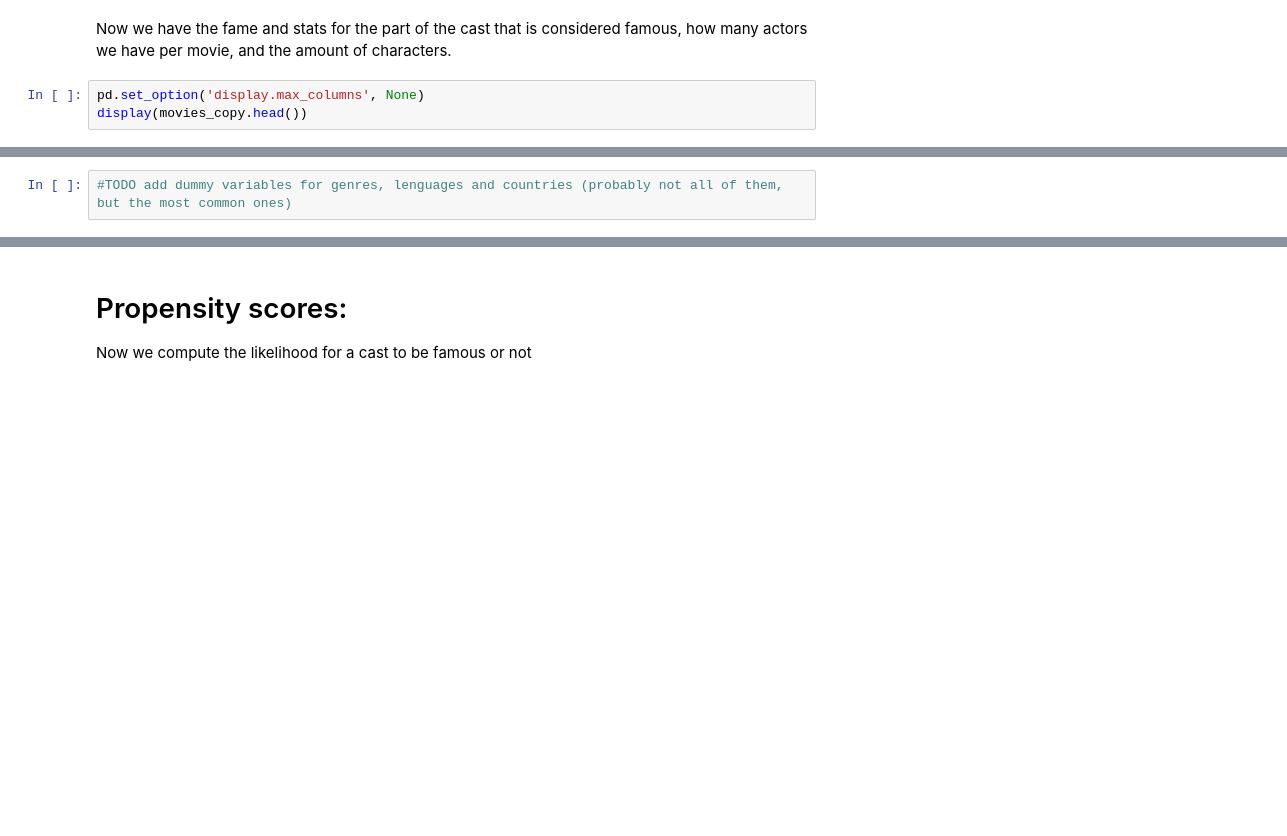
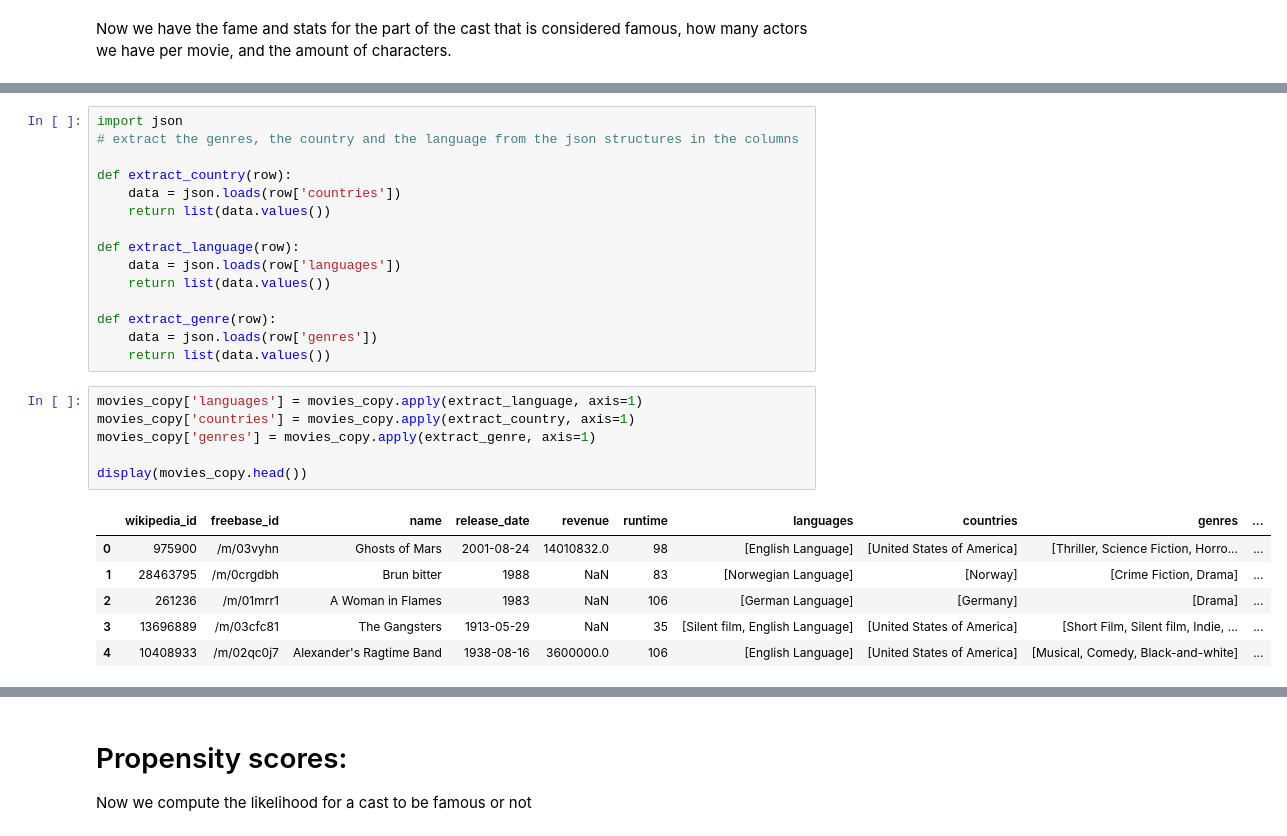
Before and after one commit to epfl-ada/ada-2023-project-shinebrightlikeadamon, a Jupyter notebook: fame_pop_analysis.ipynb, the cells around one changed output, grey strips where cells are left out. Drawn from its saved outputs; the diff is of its cells as text; blank space fills up the shorter version.

```diff
--- a/fame_pop_analysis.ipynb
+++ b/fame_pop_analysis.ipynb
@@ -341,6 +335,3 @@ movies_copy['neutral_only'] = movies_copy['neutral_only'].fillna(0)
 movies_copy['fame_ratio'] = movies_copy['num_actors_fame'] / movies_copy['num_actors']
 # %% [markdown]
 Now we have the fame and stats for the part of the cast that is considered famous, how many actors we have per movie, and the amount of characters.
-# %%
-pd.set_option('display.max_columns', None)
-display(movies_copy.head())
@@ -354,2 +338,28 @@ display(movies_copy.head())
-# %%
-#TODO add dummy variables for genres, lenguages and countries (probably not all of them, but the most common ones)
+# %%
+import json
+# extract the genres, the country and the language from the json structures in the columns
+
+def extract_country(row):
+    data = json.loads(row['countries'])
+    return list(data.values())
+
+def extract_language(row):
+    data = json.loads(row['languages'])
+    return list(data.values())
+
+def extract_genre(row):
+    data = json.loads(row['genres'])
+    return list(data.values())
+# %%
+movies_copy['languages'] = movies_copy.apply(extract_language, axis=1)
+movies_copy['countries'] = movies_copy.apply(extract_country, axis=1)
+movies_copy['genres'] = movies_copy.apply(extract_genre, axis=1)
+
+display(movies_copy.head())
+# %% [output]
+|  | wikipedia_id | freebase_id | name | release_date | revenue | runtime | languages | countries | genres | ... |
+| 0 | 975900 | /m/03vyhn | Ghosts of Mars | 2001-08-24 | 14010832.0 | 98 | [English Language] | [United States of America] | [Thriller, Science Fiction, Horro... | ... |
+| 1 | 28463795 | /m/0crgdbh | Brun bitter | 1988 | NaN | 83 | [Norwegian Language] | [Norway] | [Crime Fiction, Drama] | ... |
+| 2 | 261236 | /m/01mrr1 | A Woman in Flames | 1983 | NaN | 106 | [German Language] | [Germany] | [Drama] | ... |
+| 3 | 13696889 | /m/03cfc81 | The Gangsters | 1913-05-29 | NaN | 35 | [Silent film, English Language] | [United States of America] | [Short Film, Silent film, Indie, ... | ... |
+| 4 | 10408933 | /m/02qc0j7 | Alexander's Ragtime Band | 1938-08-16 | 3600000.0 | 106 | [English Language] | [United States of America] | [Musical, Comedy, Black-and-white] | ... |
```
Also changed, not shown: parts of 11 cells of this notebook, 1 other file.
